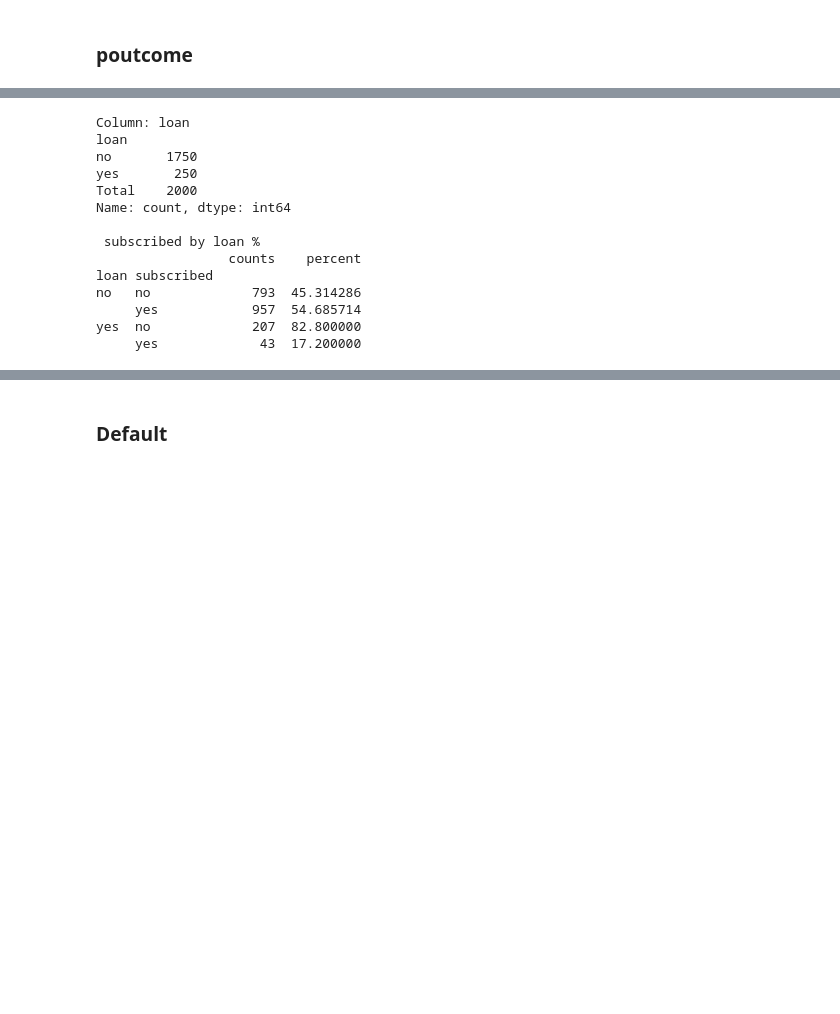
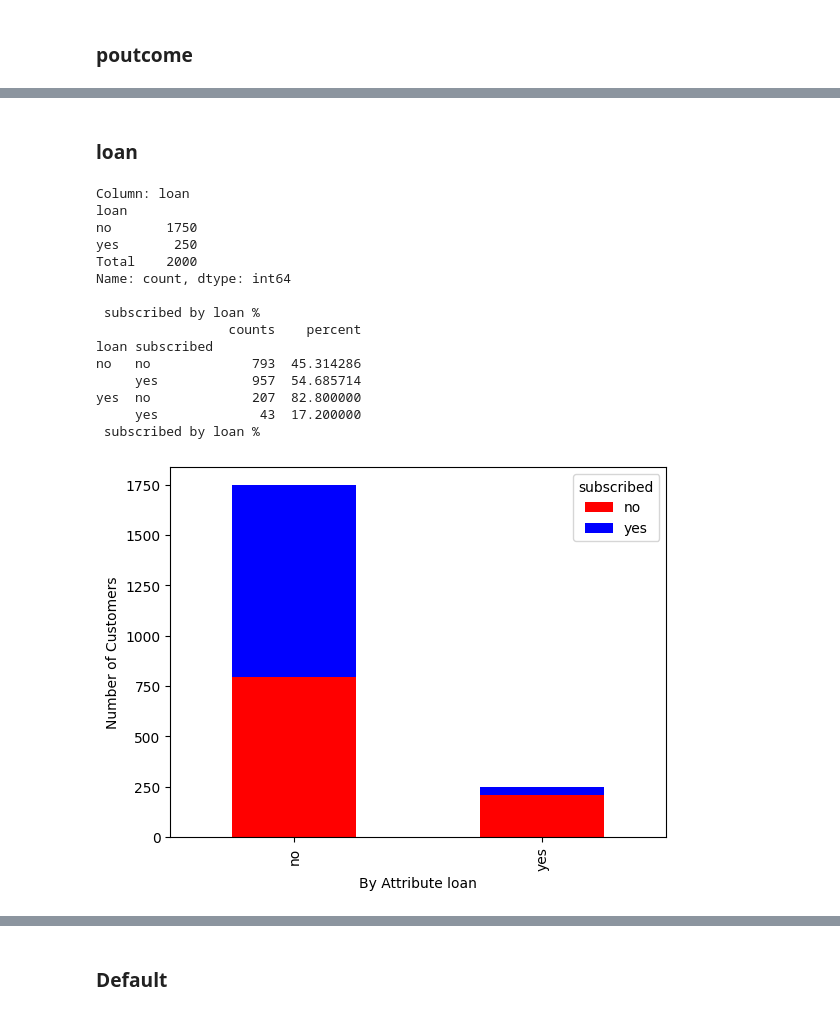
Before and after one commit to qaz73/ULAssignment-1, a Jupyter notebook: etivity1.ipynb, the cells around one changed output, grey strips where cells are left out. Saved outputs shown, nothing was run; the diff lists cells and outputs as text; code cells hidden in the pictures; blank space fills up the shorter version.

```diff
--- a/etivity1.ipynb
+++ b/etivity1.ipynb
@@ -688,20 +697,26 @@ sep   yes            134  100.000000
+# %% [markdown]
+### loan
 # %%
 column = 'loan'
 print_value_counts_for_attr(df, column);
 
 print_calculated_percentage_of_subscribed_by_attr(df, column)
+
+draw_cross_tab_by_subscribed(df,column)
 # %% [output]
 Column: loan
 loan
 no       1750
 yes       250
 Total    2000
 Name: count, dtype: int64
 
  subscribed by loan %
                  counts    percent
 loan subscribed
 no   no             793  45.314286
      yes            957  54.685714
 yes  no             207  82.800000
      yes             43  17.200000
+ subscribed by loan %
+[figure, added]
```
Also changed, not shown: parts of 28 cells of this notebook.
